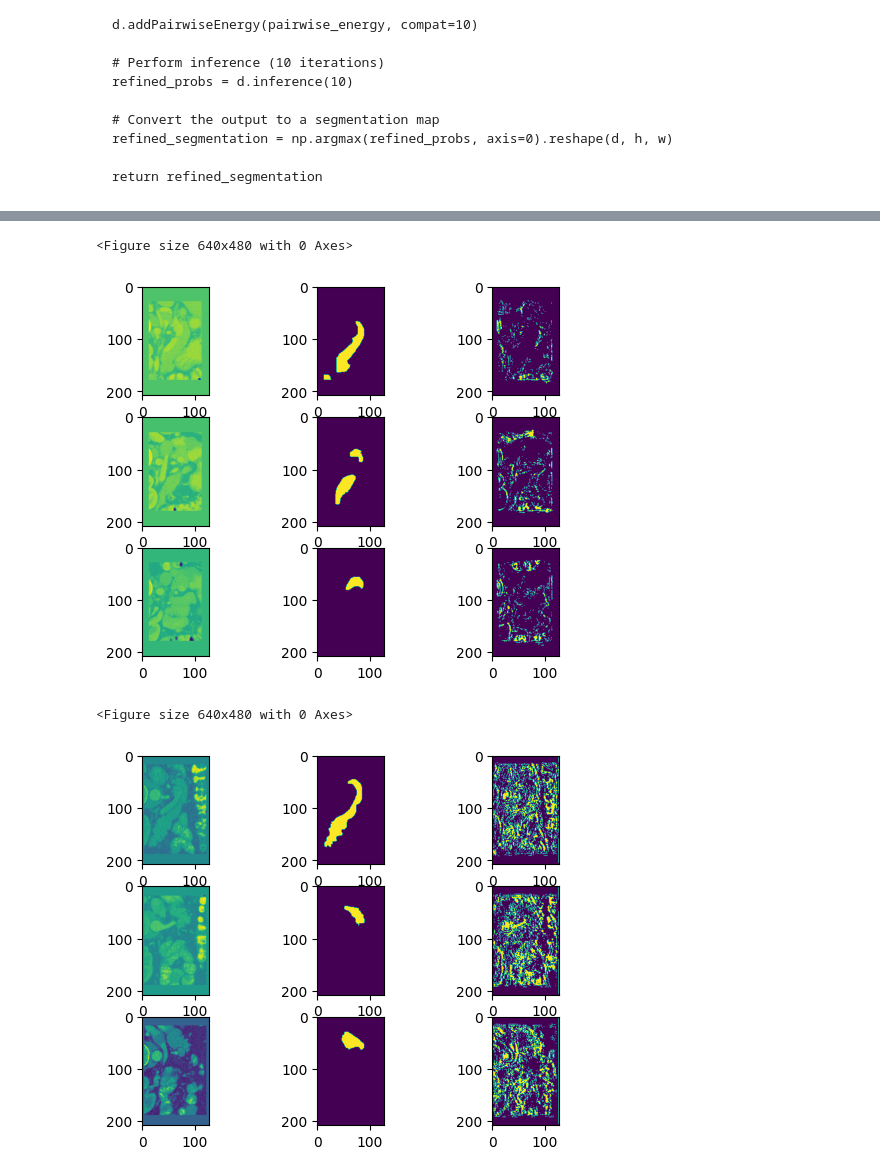
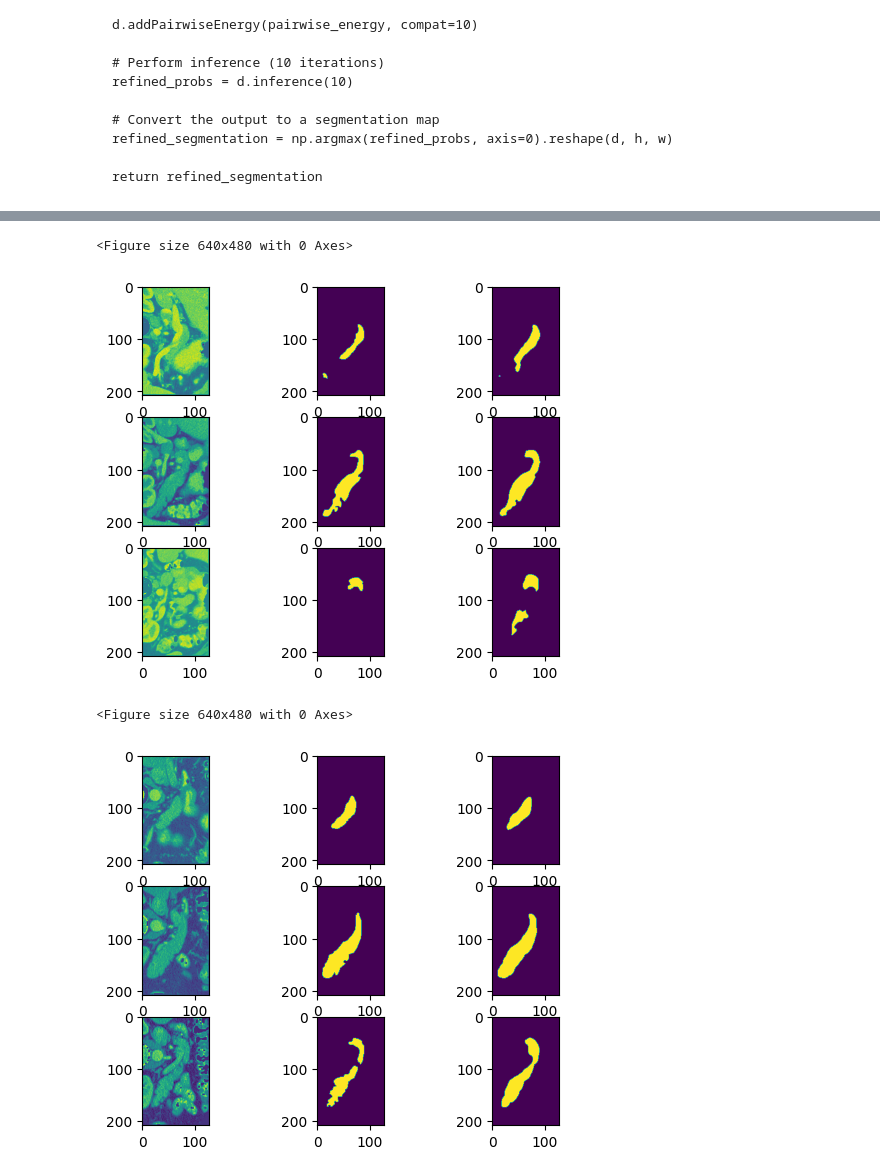
Before and after one commit to jayasurya321/Pancreas_segmentation, a Jupyter notebook: journal-u-net.ipynb, the cells around one changed output, grey strips where cells are left out. Cells and saved outputs as stored; diff of their text form; code cells hidden in the pictures.

```diff
--- a/journal-u-net.ipynb
+++ b/journal-u-net.ipynb
@@ -1377,9 +1646,20 @@ def apply_crf_3d(volume, segmentation_probs):
     refined_segmentation = np.argmax(refined_probs, axis=0).reshape(d, h, w)
 
     return refined_segmentation
+# %%
+def haar_wave(image_3d):
+    # Apply 3D Haar wavelet transform using PyWavelets
+    coeffs = pywt.dwtn(image_3d, 'haar', axes=(0, 1, 2))
+
+    # coeffs contains approximation and detail coefficients
+    # Approximation coefficients (low-pass filtering on all axes)
+
+    approximation = np.concatenate((coeffs['aaa'],coeffs['aad'],coeffs['ada'],coeffs['aad']))
+
+    return torch.Tensor(approximation)
 # %%
 # enumerate epochs
-lrate=0.00001
+lrate=0.0005
 optimizer = SGD(model.parameters(), lr=lrate, momentum=0.99, weight_decay=1e-10)
 MIN_LOSS = 10
 # Lists to store losses
@@ -1405,7 +1685,7 @@ loss_checkpoint=0
 epochs=100
 l1=0
 change_lr=0
-val_lr=6
+val_lr=5
 for epoch in range(epochs):
     b = "Loading "
     count=0
@@ -1435,7 +1715,7 @@ for epoch in range(epochs):
         # clear the gradients
         optimizer.zero_grad()
         # compute the model output
-        inputs=Variable(X_train[i],requires_grad=True).type(dtype)
+        inputs=Variable(haar_wave(X_train[i]),requires_grad=True).type(dtype)
         targets=Variable(y_train[i].unsqueeze(0)).type(dtype)
         yhat = model(inputs.unsqueeze(0))
 
@@ -1449,7 +1729,7 @@ for epoch in range(epochs):
 
     for i in range(0,trainImages):
         #print(b,i+1,"               ", end="\r")
-        inputs=Variable(X_train[i]).type(dtype)
+        inputs=Variable(haar_wave(X_train[i])).type(dtype)
         targets=Variable(y_train[i].unsqueeze(0)).type(dtype)
 
         yhat = model(inputs.unsqueeze(0))
@@ -1462,7 +1742,7 @@ for epoch in range(epochs):
     loss=0
     for i in range(0,trainImages):
         #print(b,i+1,"               ", end="\r")
-        inputs=Variable(X_train[i]).type(dtype)
+        inputs=Variable(haar_wave(X_train[i])).type(dtype)
         targets=Variable(y_train[i].unsqueeze(0)).type(dtype)
 
         yhat = model(inputs.unsqueeze(0))
@@ -1509,7 +1789,7 @@ for epoch in range(epochs):
         change_lr=0
 
     if 0.70<(loss/trainImages):
-        val_lr=8
+        val_lr=7
     if l1<(loss/trainImages):
         l1=(loss/trainImages)
     else:
@@ -1517,7 +1797,7 @@ for epoch in range(epochs):
 
 
     for i in range(trainImages, trainImages + testImages):
-        inputs=Variable(X_test[i-trainImages]).type(dtype)
+        inputs=Variable(haar_wave(X_test[i-trainImages])).type(dtype)
         targets=Variable(y_test[i-trainImages].unsqueeze(0)).type(dtype)
         yhat = model(inputs.unsqueeze(0))
         yhat=(yhat>0.5)*1.0
@@ -1538,7 +1818,7 @@ for epoch in range(epochs):
         test_loss4+=loss_bcd.cpu().detach().numpy()
 
     for i in range(trainImages + testImages, trainImages + testImages + valImages):
-        inputs=Variable(X_val[i-trainImages-testImages]).type(dtype)
+        inputs=Variable(haar_wave(X_val[i-trainImages-testImages])).type(dtype)
         targets=Variable(y_val[i-trainImages-testImages].unsqueeze(0)).type(dtype)
         yhat = model(inputs.unsqueeze(0))
         yhat=(yhat>0.5)*1.0
@@ -1561,7 +1841,7 @@ for epoch in range(epochs):
     print("\n",epoch,"Training loss Dice",((loss*BATCH_SIZE)/trainImages),", Precision",((loss1*BATCH_SIZE)/trainImages),
           ", Recall",((loss2*BATCH_SIZE)/trainImages),", IOU",(loss3*BATCH_SIZE)/trainImages,", Binary Cross Entropy",(loss4*BATCH_SIZE)/trainImages,
 
-      "Testing loss Dice:",test_loss/testImages,", Precision",test_loss1/testImages,
+          "Testing loss Dice:",test_loss/testImages,", Precision",test_loss1/testImages,
           ", Recall",test_loss2/testImages,", IOU",test_loss3/testImages,", Binary Cross entropy",test_loss4/testImages,
 
           "Validation loss Dice:",val_loss/valImages,", Precision",val_loss1/valImages,
@@ -1634,7 +1914,7 @@ val_loss4=0
 # evaluate the model
 for i in range(0,trainImages):
     #print(b,i+1,"               ", end="\r")
-    inputs=Variable(X_train[i]).type(dtype)
+    inputs=Variable(haar_wave(X_train[i])).type(dtype)
     targets=Variable(y_train[i].unsqueeze(0)).type(dtype)
 
     yhat = model(inputs.unsqueeze(0))
@@ -1658,7 +1938,7 @@ for i in range(0,trainImages):
     loss4+=loss_bcd.cpu().detach().numpy()
 
 for i in range(trainImages,trainImages + testImages):
-    inputs=Variable(X_test[i-trainImages]).type(dtype)
+    inputs=Variable(haar_wave(X_test[i-trainImages])).type(dtype)
     targets=Variable(y_test[i-trainImages].unsqueeze(0)).type(dtype)
     yhat = model(inputs.unsqueeze(0))
     yhat=(yhat>0.5)*1.0
@@ -1678,7 +1958,7 @@ for i in range(trainImages,trainImages + testImages):
     test_loss4+=loss_bcd.cpu().detach().numpy()
 
 for i in range(trainImages + testImages,trainImages + testImages+ valImages):
-    inputs=Variable(X_val[i-trainImages-testImages]).type(dtype)
+    inputs=Variable(haar_wave(X_val[i-trainImages-testImages])).type(dtype)
     targets=Variable(y_val[i-trainImages-testImages].unsqueeze(0)).type(dtype)
     yhat = model(inputs.unsqueeze(0))
     yhat=(yhat>0.5)*1.0
@@ -1773,7 +2053,7 @@ plt.show()
 b = "Evaluation training Loading "
 for i in range(0, trainImages):
     # Convert input and target data to PyTorch variables
-    inputs = Variable(X_train[i]).type(dtype)
+    inputs = Variable(haar_wave(X_train[i])).type(dtype)
     targets = Variable(y_train[i].unsqueeze(0)).type(dtype)
 
     # Forward pass: compute predicted outputs by passing inputs to the model
@@ -1796,7 +2076,7 @@ for i in range(0, trainImages):
 b = "Evaluation test Loading "
 for i in range(trainImages, trainImages + testImages):
     # Convert input and target data to PyTorch variables
-    inputs = Variable(X_test[i - trainImages]).type(dtype)
+    inputs = Variable(haar_wave(X_test[i - trainImages])).type(dtype)
     targets = Variable(y_test[i - trainImages].unsqueeze(0)).type(dtype)
 
     # Forward pass: compute predicted outputs by passing inputs to the model
@@ -1819,7 +2099,7 @@ for i in range(trainImages, trainImages + testImages):
 b = "Evaluation val Loading "
 for i in range(trainImages + testImages, trainImages + testImages + valImages):
     # Convert input and target data to PyTorch variables
-    inputs = Variable(X_val[i - trainImages - testImages]).type(dtype)
+    inputs = Variable(haar_wave(X_val[i - trainImages - testImages])).type(dtype)
     targets = Variable(y_val[i - trainImages - testImages].unsqueeze(0)).type(dtype)
 
     # Forward pass: compute predicted outputs by passing inputs to the model
@@ -1882,15 +2162,15 @@ print_image(X_train[0],y_train[0],((yhat>0.5)).cpu().detach().numpy()[0],[40,50,
 # %%
-inputs=Variable(X_train[4]).type(dtype)
+inputs=Variable(haar_wave(X_train[4])).type(dtype)
 yhat = model(inputs.unsqueeze(0))
 print_image(X_train[4],y_train[4],((yhat>0.5)).cpu().detach().numpy()[0],[40,50,60])
 # %% [output]
 <Figure size 640x480 with 0 Axes>
-[figure, old version]
+[figure, new version]
 # %%
-inputs=Variable(X_test[1]).type(dtype)
+inputs=Variable(haar_wave(X_test[1])).type(dtype)
 yhat = model(inputs.unsqueeze(0))
 print_image(X_test[1],y_test[1],((yhat>0.5)).cpu().detach().numpy()[0],[40,50,60])
 # %% [output]
 <Figure size 640x480 with 0 Axes>
-[figure, old version]
+[figure, new version]
 # %%
```
Also changed, not shown: parts of 43 cells of this notebook.
